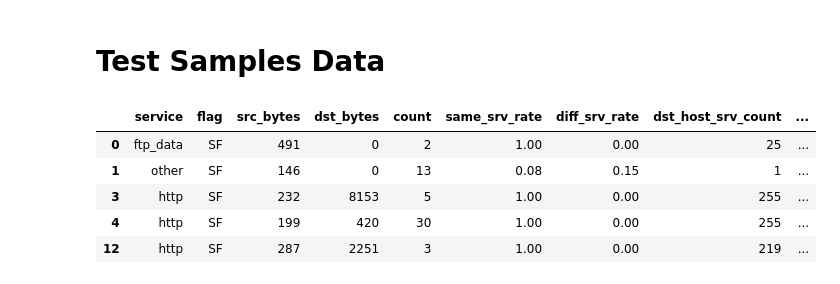
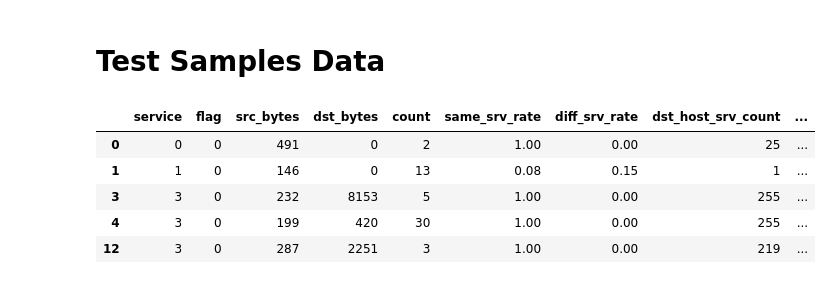
Before and after one commit to SimeonDee/ids-ibr, a Jupyter notebook: model_dev/network-intrusion-detection.ipynb, the cells around one changed output. Cells and saved outputs as stored; diff of their text form; code cells hidden in the pictures.

```diff
--- a/model_dev/network-intrusion-detection.ipynb
+++ b/model_dev/network-intrusion-detection.ipynb
@@ -843,16 +1021,18 @@ Matplotlib: 3.10.0
 # %% [markdown]
 # Test Samples Data
 # %%
-t = train[train['class'] == 'normal']
+# Normal
+
+t = train[train['class'] == 0]
 selected = ['service', 'flag', 'src_bytes', 'dst_bytes', 'count', 'same_srv_rate',
        'diff_srv_rate', 'dst_host_srv_count', 'dst_host_same_srv_rate',
        'dst_host_same_src_port_rate','class']
 t[selected].head()
 # %% [output]
 |  | service | flag | src_bytes | dst_bytes | count | same_srv_rate | diff_srv_rate | dst_host_srv_count | ... |
-| 0 | ftp_data | SF | 491 | 0 | 2 | 1.00 | 0.00 | 25 | ... |
-| 1 | other | SF | 146 | 0 | 13 | 0.08 | 0.15 | 1 | ... |
-| 3 | http | SF | 232 | 8153 | 5 | 1.00 | 0.00 | 255 | ... |
-| 4 | http | SF | 199 | 420 | 30 | 1.00 | 0.00 | 255 | ... |
-| 12 | http | SF | 287 | 2251 | 3 | 1.00 | 0.00 | 219 | ... |
+| 0 | 0 | 0 | 491 | 0 | 2 | 1.00 | 0.00 | 25 | ... |
+| 1 | 1 | 0 | 146 | 0 | 13 | 0.08 | 0.15 | 1 | ... |
+| 3 | 3 | 0 | 232 | 8153 | 5 | 1.00 | 0.00 | 255 | ... |
+| 4 | 3 | 0 | 199 | 420 | 30 | 1.00 | 0.00 | 255 | ... |
+| 12 | 3 | 0 | 287 | 2251 | 3 | 1.00 | 0.00 | 219 | ... |
 # %%
```
Also changed, not shown: parts of 19 cells of this notebook.
